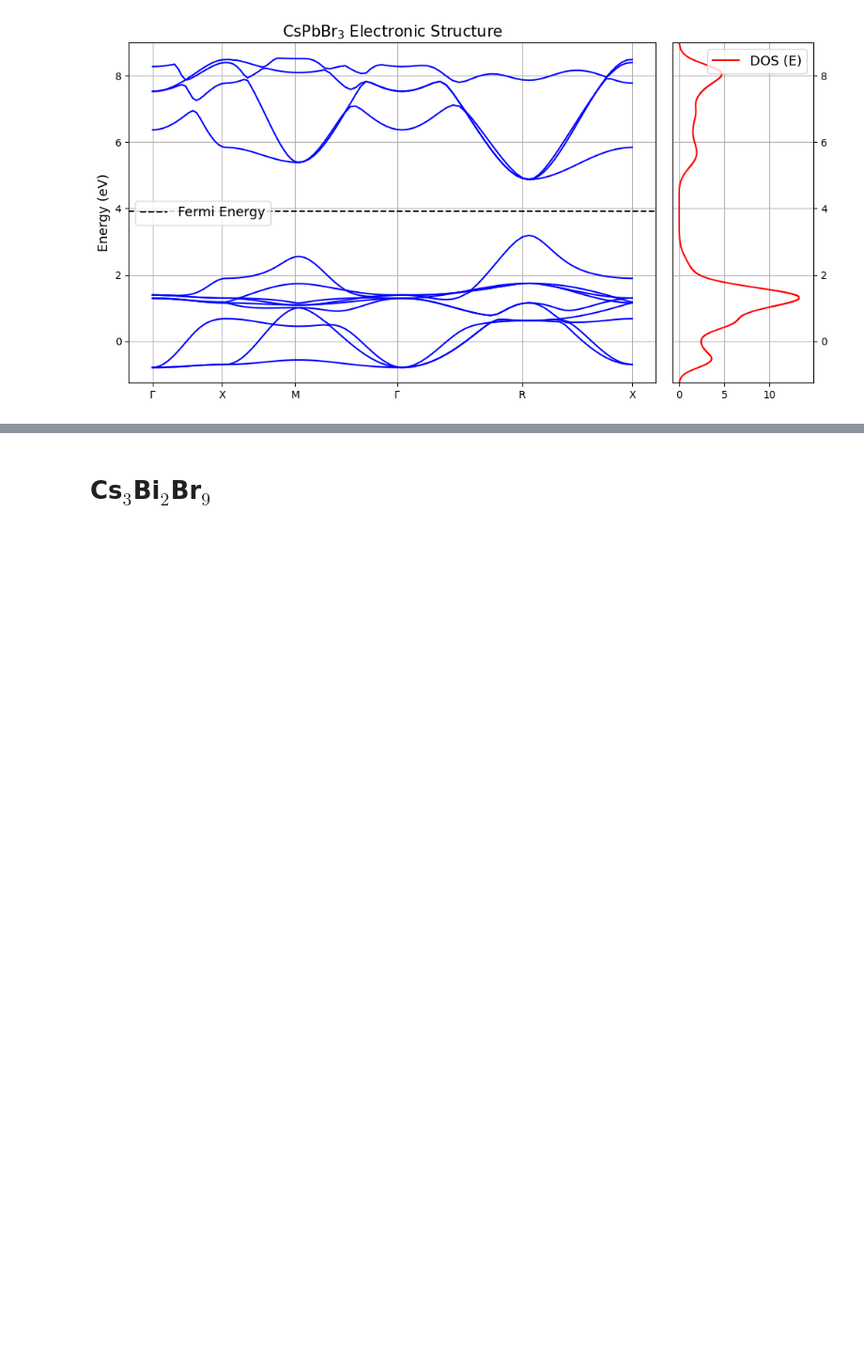
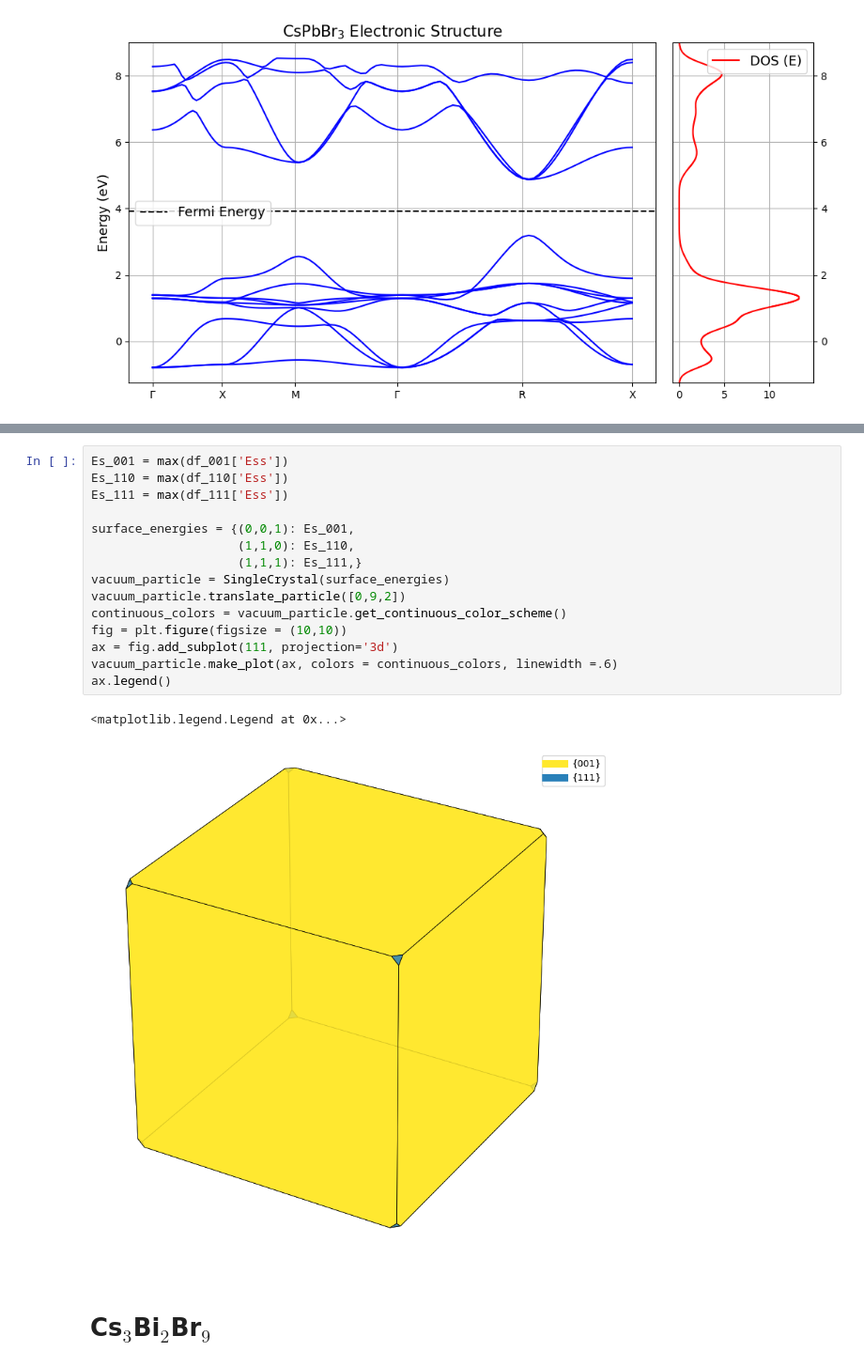
Before and after one commit to gabrielxvr/PeQDs-morphology-analysis, a Jupyter notebook: PLOTS.ipynb, the cells around one changed output, grey strips where cells are left out. Shown at 94% size. Cells and saved outputs as stored; diff of their text form; blank space fills up the shorter version.

```diff
--- a/PLOTS.ipynb
+++ b/PLOTS.ipynb
@@ -54,3 +116,21 @@ Band Gap = 1.6869 eV
+# %%
+Es_001 = max(df_001['Ess'])
+Es_110 = max(df_110['Ess'])
+Es_111 = max(df_111['Ess'])
+
+surface_energies = {(0,0,1): Es_001,
+                    (1,1,0): Es_110,
+                    (1,1,1): Es_111,}
+vacuum_particle = SingleCrystal(surface_energies)
+vacuum_particle.translate_particle([0,9,2])
+continuous_colors = vacuum_particle.get_continuous_color_scheme()
+fig = plt.figure(figsize = (10,10))
+ax = fig.add_subplot(111, projection='3d')
+vacuum_particle.make_plot(ax, colors = continuous_colors, linewidth =.6)
+ax.legend()
+# %% [output]
+<matplotlib.legend.Legend at 0x...>
+[figure, added]
 # %% [markdown]
 # Cs$_3$Bi$_2$Br$_9$
 # %%
```
Also changed, not shown: parts of 7 cells of this notebook, 4 other files.
